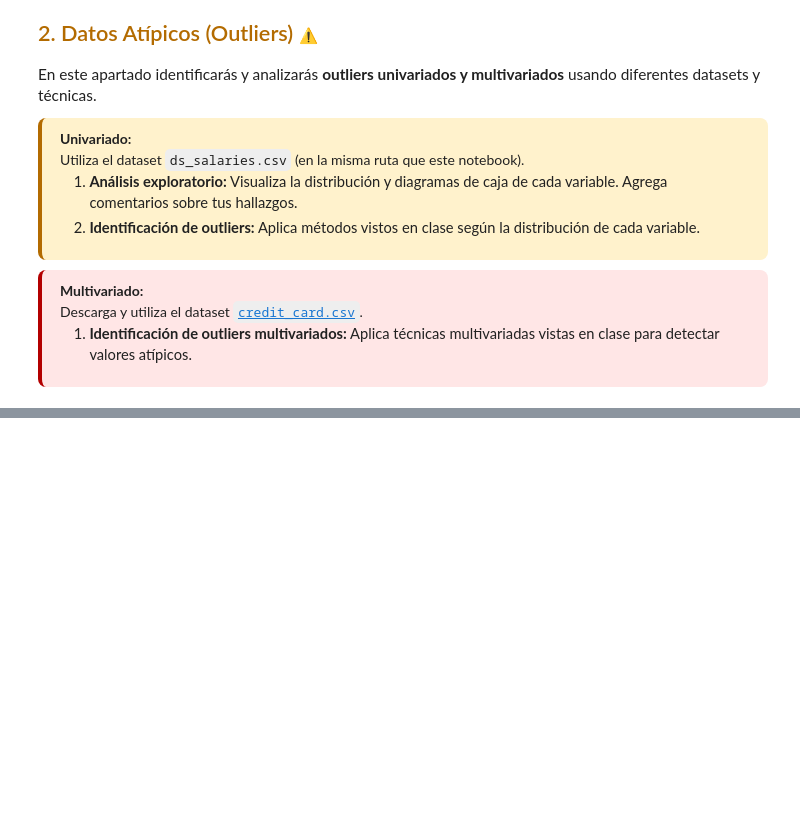
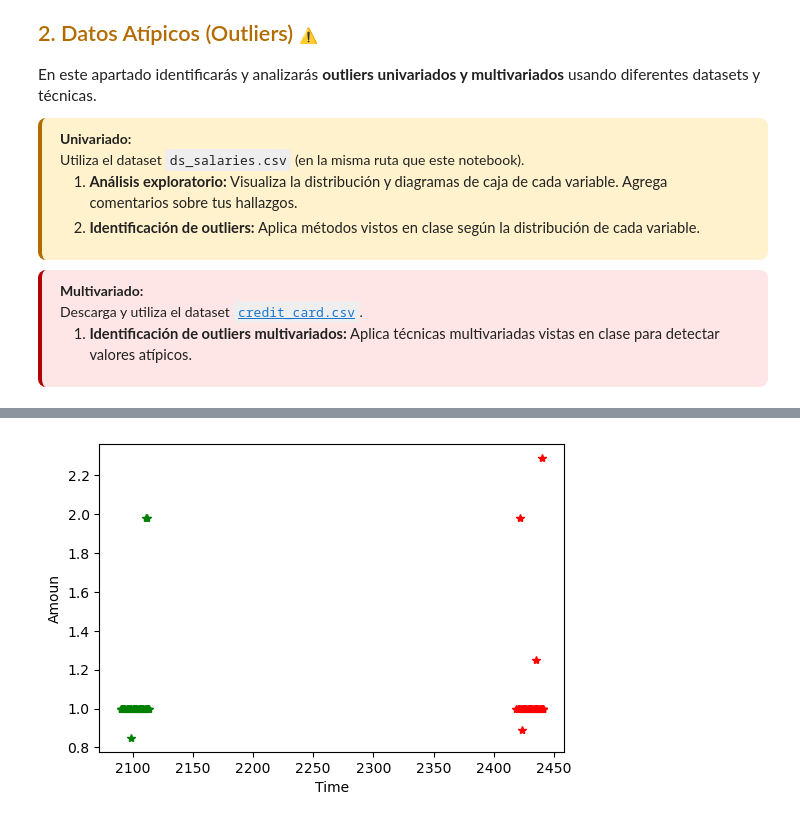
Before and after one commit to GabiRmz2025/MGRC_Herramientas_Aplicaciones_IA_2025, a Jupyter notebook: Modulo1/Actividad_2/Actividad2_IdentificacionDatos.ipynb, the cells around one changed output, grey strips where cells are left out. Saved outputs shown, nothing was run; the diff lists cells and outputs as text; code cells hidden in the pictures; blank space fills up the shorter version.

```diff
--- a/Modulo1/Actividad_2/Actividad2_IdentificacionDatos.ipynb
+++ b/Modulo1/Actividad_2/Actividad2_IdentificacionDatos.ipynb
@@ -337,0 +440,5 @@ Descarga y utiliza el dataset <a href="https://drive.google.com/file/d/19dZnyQcZ
+# %%
+Y = df_cc[['Time','Amount']].values
+
+db = DBSCAN(eps=3.0, min_samples=10).fit(Y)
+labels = db.labels_
@@ -337,0 +460,13 @@ Descarga y utiliza el dataset <a href="https://drive.google.com/file/d/19dZnyQcZ
+# %%
+unique_labels = set(labels)
+colors = ['green', 'red']
+
+plt.figure(figsize=(6,4))
+for color,label in zip(colors, unique_labels):
+    sample_mask = [True if l == label else False for l in labels]
+    plt.plot(Y[:,0][sample_mask], Y[:, 1][sample_mask], '*', color=color);
+plt.xlabel('Time');
+plt.ylabel('Amoun');
+plt.show()
+# %% [output]
+[figure, added]
```
Also changed, not shown: parts of 16 cells of this notebook, 1 other file.
